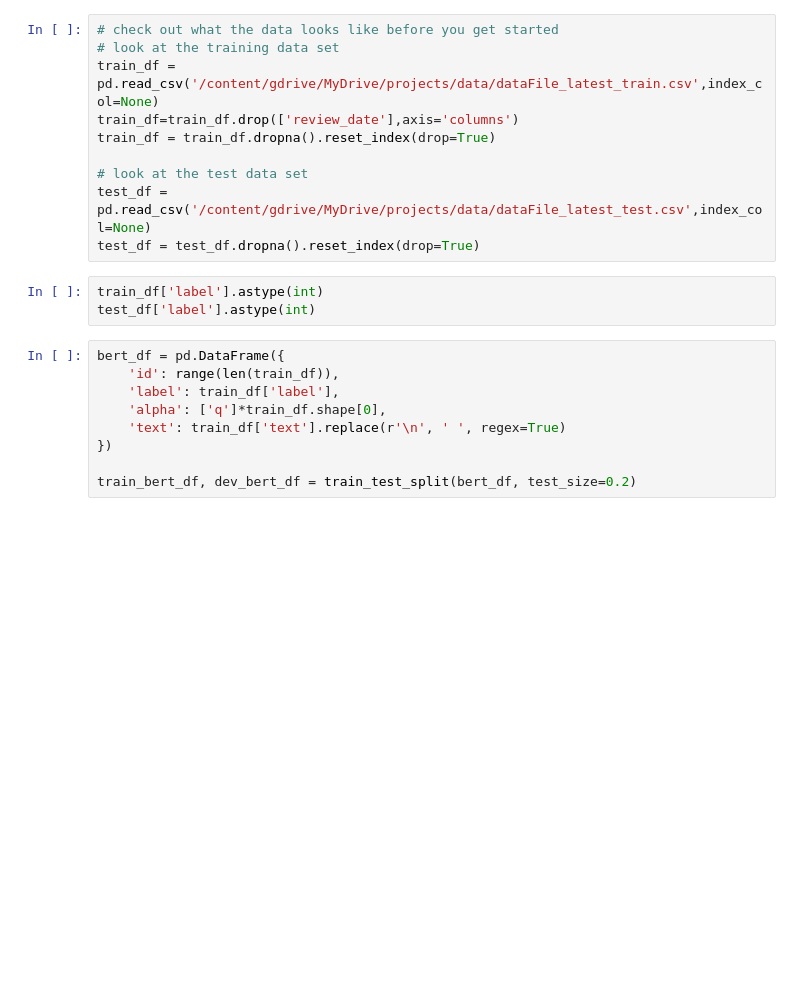
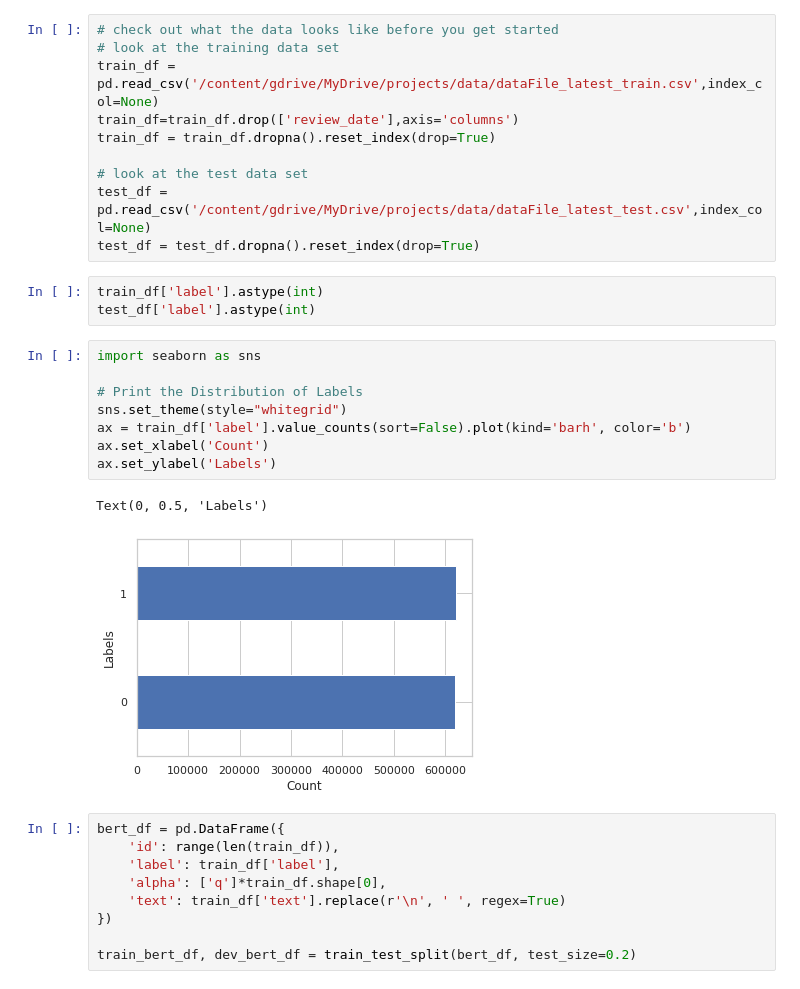
Before and after one commit to 2019ht12169/Thesis, a Jupyter notebook: simpleBertImpl.ipynb, the cells around one changed output. Drawn from its saved outputs; the diff is of its cells as text; blank space fills up the shorter version.

```diff
--- a/simpleBertImpl.ipynb
+++ b/simpleBertImpl.ipynb
@@ -20,6 +23,17 @@ test_df = test_df.dropna().reset_index(drop=True)
 # %%
 train_df['label'].astype(int)
 test_df['label'].astype(int)
+# %%
+import seaborn as sns
+
+# Print the Distribution of Labels
+sns.set_theme(style="whitegrid")
+ax = train_df['label'].value_counts(sort=False).plot(kind='barh', color='b')
+ax.set_xlabel('Count')
+ax.set_ylabel('Labels')
+# %% [output]
+Text(0, 0.5, 'Labels')
+[figure, added]
 # %%
 bert_df = pd.DataFrame({
     'id': range(len(train_df)),
```
Also changed, not shown: parts of 12 cells of this notebook.
